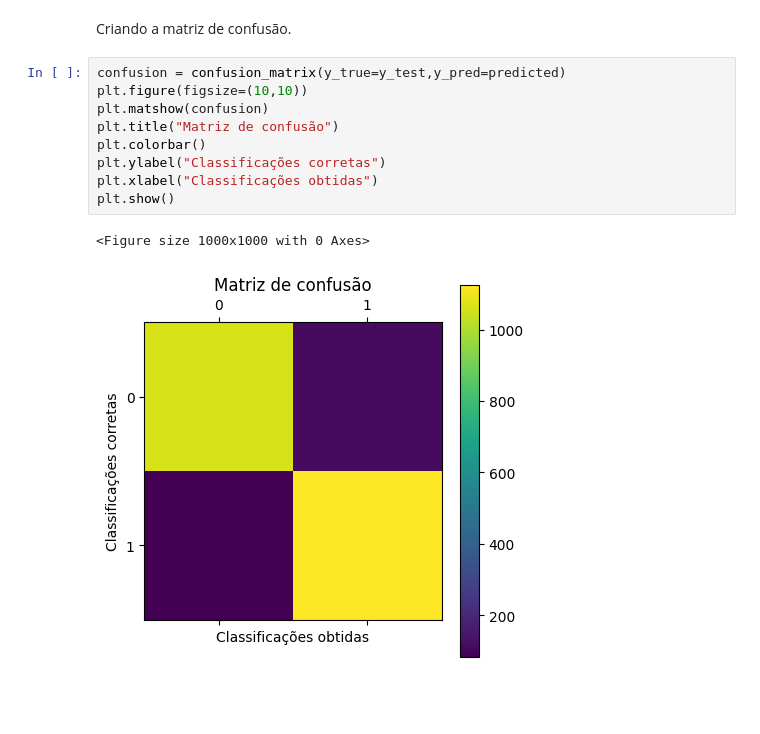
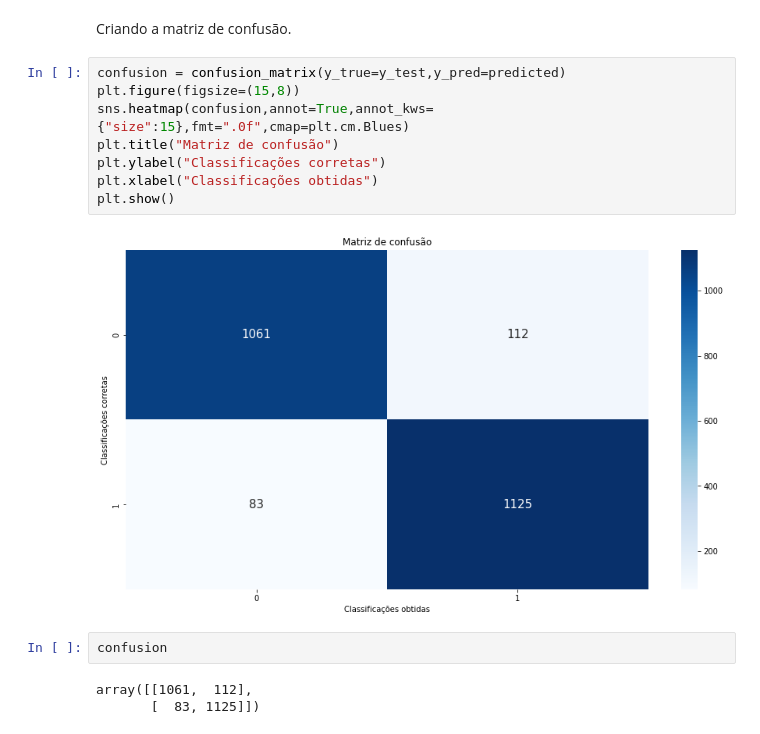
Before and after one commit to Gefte/detecao_fake_news_bert, a Jupyter notebook: model_bag_of_words.ipynb, the cells around one changed output. Cells and saved outputs as stored; diff of their text form; blank space fills up the shorter version.

```diff
--- a/model_bag_of_words.ipynb
+++ b/model_bag_of_words.ipynb
@@ -110,13 +131,16 @@ weighted avg       0.92      0.92      0.92      2381
 Criando a matriz de confusão.
 # %%
 confusion = confusion_matrix(y_true=y_test,y_pred=predicted)
-plt.figure(figsize=(10,10))
-plt.matshow(confusion)
+plt.figure(figsize=(15,8))
+sns.heatmap(confusion,annot=True,annot_kws={"size":15},fmt=".0f",cmap=plt.cm.Blues)
 plt.title("Matriz de confusão")
-plt.colorbar()
 plt.ylabel("Classificações corretas")
 plt.xlabel("Classificações obtidas")
 plt.show()
 # %% [output]
-<Figure size 1000x1000 with 0 Axes>
-[figure, old version]
+[figure, new version]
+# %%
+confusion
+# %% [output]
+array([[1061,  112],
+       [  83, 1125]])
```
Also changed, not shown: parts of 2 cells of this notebook.
